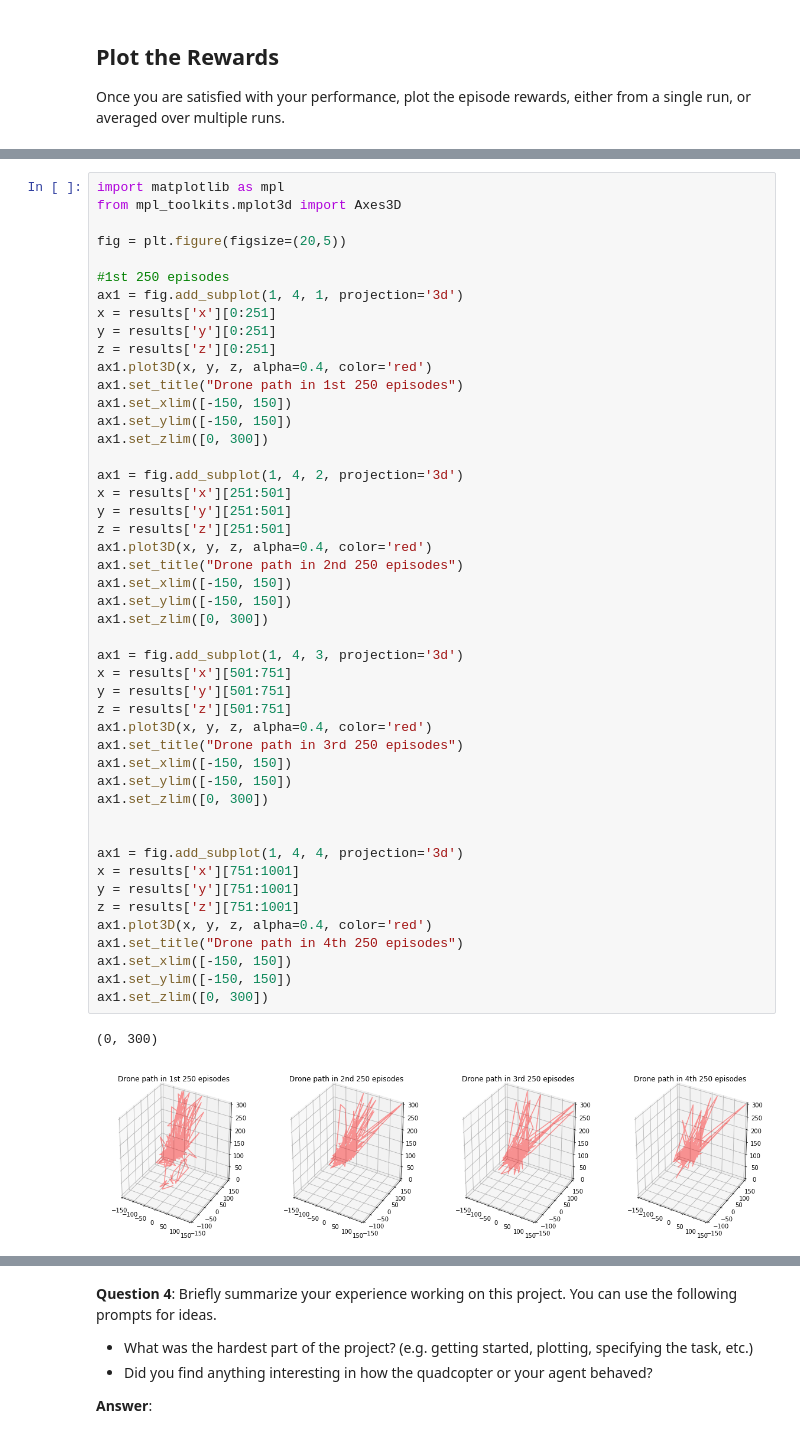
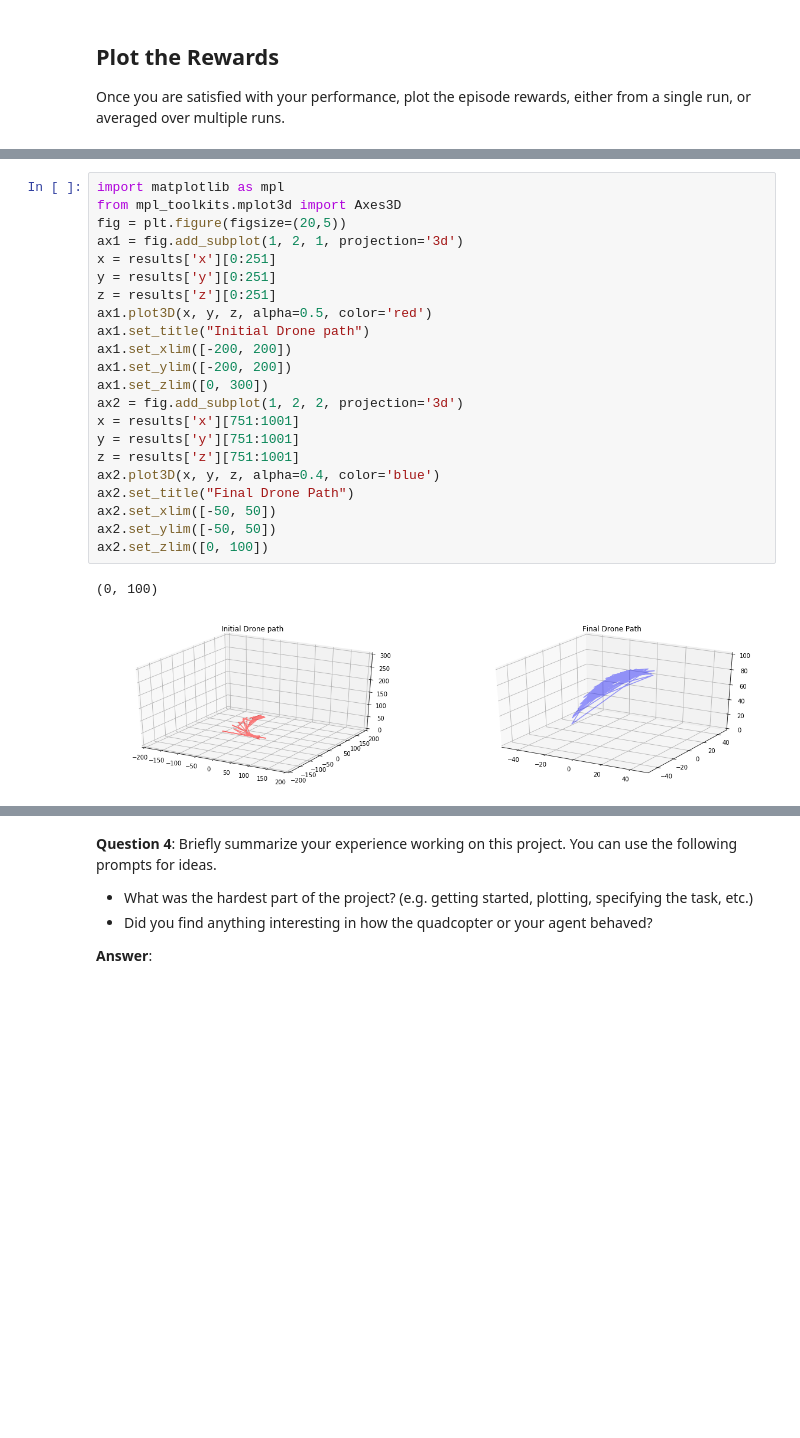
Before and after one commit to animeshseemendra/Autonomous-Quadcopter, a Jupyter notebook: Quadcopter_Project.ipynb, the cells around one changed output, grey strips where cells are left out. Saved outputs shown, nothing was run; the diff lists cells and outputs as text; blank space fills up the shorter version.

```diff
--- a/Quadcopter_Project.ipynb
+++ b/Quadcopter_Project.ipynb
@@ -280,50 +283,25 @@ plt.show()
 # %%
 import matplotlib as mpl
 from mpl_toolkits.mplot3d import Axes3D
-
 fig = plt.figure(figsize=(20,5))
-
-#1st 250 episodes
-ax1 = fig.add_subplot(1, 4, 1, projection='3d')
+ax1 = fig.add_subplot(1, 2, 1, projection='3d')
 x = results['x'][0:251]
 y = results['y'][0:251]
 z = results['z'][0:251]
-ax1.plot3D(x, y, z, alpha=0.4, color='red')
-ax1.set_title("Drone path in 1st 250 episodes")
-ax1.set_xlim([-150, 150])
-ax1.set_ylim([-150, 150])
+ax1.plot3D(x, y, z, alpha=0.5, color='red')
+ax1.set_title("Initial Drone path")
+ax1.set_xlim([-200, 200])
+ax1.set_ylim([-200, 200])
 ax1.set_zlim([0, 300])
-
-ax1 = fig.add_subplot(1, 4, 2, projection='3d')
-x = results['x'][251:501]
-y = results['y'][251:501]
-z = results['z'][251:501]
-ax1.plot3D(x, y, z, alpha=0.4, color='red')
-ax1.set_title("Drone path in 2nd 250 episodes")
-ax1.set_xlim([-150, 150])
-ax1.set_ylim([-150, 150])
-ax1.set_zlim([0, 300])
-
-ax1 = fig.add_subplot(1, 4, 3, projection='3d')
-x = results['x'][501:751]
-y = results['y'][501:751]
-z = results['z'][501:751]
-ax1.plot3D(x, y, z, alpha=0.4, color='red')
-ax1.set_title("Drone path in 3rd 250 episodes")
-ax1.set_xlim([-150, 150])
-ax1.set_ylim([-150, 150])
-ax1.set_zlim([0, 300])
-
-
-ax1 = fig.add_subplot(1, 4, 4, projection='3d')
+ax2 = fig.add_subplot(1, 2, 2, projection='3d')
 x = results['x'][751:1001]
 y = results['y'][751:1001]
 z = results['z'][751:1001]
-ax1.plot3D(x, y, z, alpha=0.4, color='red')
-ax1.set_title("Drone path in 4th 250 episodes")
-ax1.set_xlim([-150, 150])
-ax1.set_ylim([-150, 150])
-ax1.set_zlim([0, 300])
+ax2.plot3D(x, y, z, alpha=0.4, color='blue')
+ax2.set_title("Final Drone Path")
+ax2.set_xlim([-50, 50])
+ax2.set_ylim([-50, 50])
+ax2.set_zlim([0, 100])
 # %% [output]
-(0, 300)
+(0, 100)
-[figure, old version]
+[figure, new version]
```
Also changed, not shown: parts of 10 cells of this notebook.
